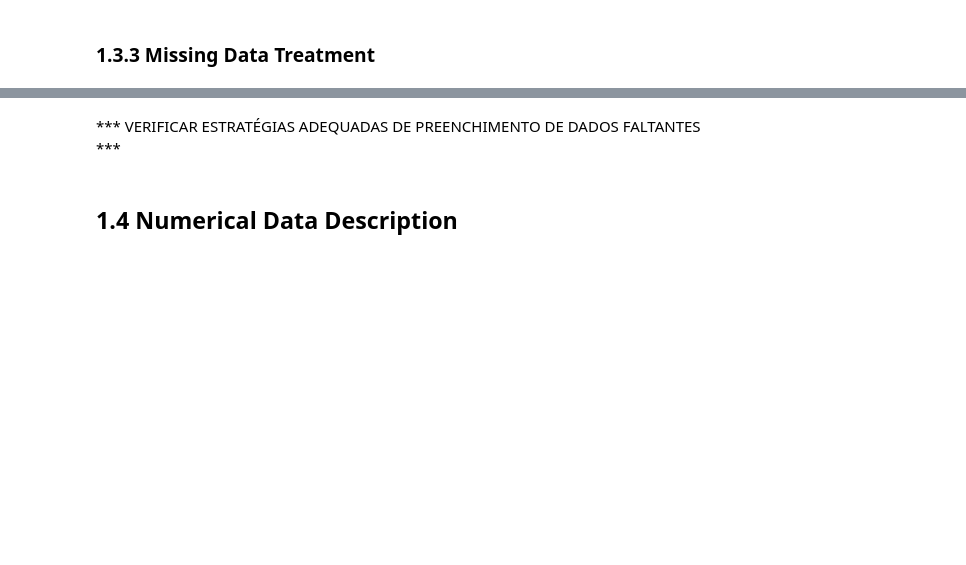
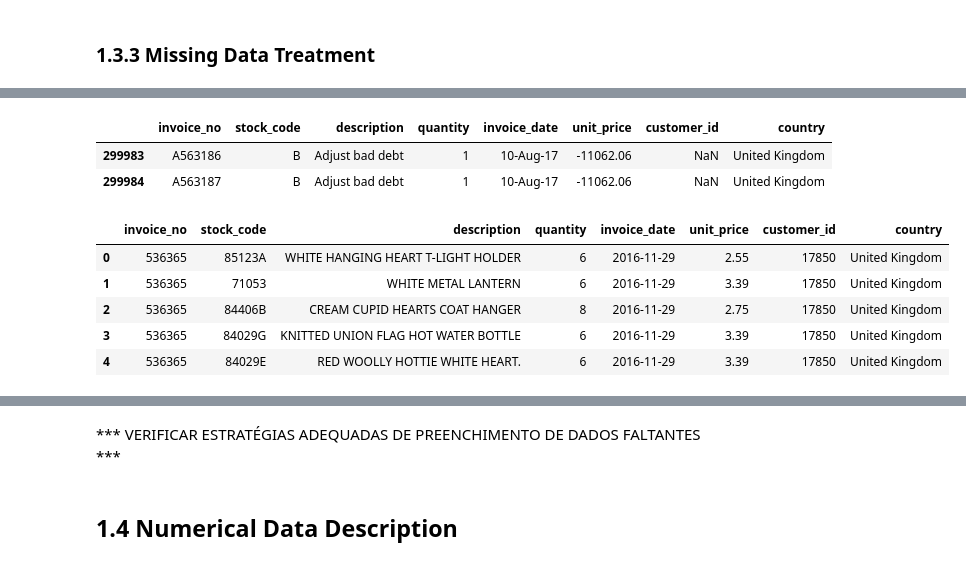
Before and after one commit to AndreMenezesDS/PA005_clustering_fidelity_program, a Jupyter notebook: notebooks/pa005_01.ipynb, the cells around one changed output, grey strips where cells are left out. Drawn from its saved outputs; the diff is of its cells as text; code cells hidden in the pictures; blank space fills up the shorter version.

```diff
--- a/notebooks/pa005_01.ipynb
+++ b/notebooks/pa005_01.ipynb
@@ -107,3 +184,7 @@ df1 = df_raw.copy()
+# %%
+
+df1 = df_raw.copy()
+df1 = df1.drop(columns=['Unnamed: 8'])
 # %%
 print(f'Number of Rows: {df1.shape[0]}')
 print(f'Number of Columns: {df1.shape[1]}')
@@ -116,7 +239,8 @@ df1.info()
 # %%
-cols_old = []
-
+cols_old = ['InvoiceNo', 'StockCode', 'Description', 'Quantity', 'InvoiceDate',
+       'UnitPrice', 'CustomerID', 'Country']
 snakecase = lambda x: inflection.underscore(x)
 cols_new = list(map(snakecase, cols_old))
 
 df1.columns = cols_new
+df1.columns
@@ -130,0 +265,20 @@ df1.isna().sum()
+# %%
+df1[df1['unit_price'] <= -0.1]
+# %% [output]
+|  | invoice_no | stock_code | description | quantity | invoice_date | unit_price | customer_id | country |
+| 299983 | A563186 | B | Adjust bad debt | 1 | 10-Aug-17 | -11062.06 | NaN | United Kingdom |
+| 299984 | A563187 | B | Adjust bad debt | 1 | 10-Aug-17 | -11062.06 | NaN | United Kingdom |
+# %%
+df1 = df1.dropna(subset=['customer_id'])
+df1['customer_id'] = df1['customer_id'].astype(int64)
+
+df1['invoice_date'] = pd.to_datetime(df1['invoice_date'])
+
+df1.head()
+# %% [output]
+|  | invoice_no | stock_code | description | quantity | invoice_date | unit_price | customer_id | country |
+| 0 | 536365 | 85123A | WHITE HANGING HEART T-LIGHT HOLDER | 6 | 2016-11-29 | 2.55 | 17850 | United Kingdom |
+| 1 | 536365 | 71053 | WHITE METAL LANTERN | 6 | 2016-11-29 | 3.39 | 17850 | United Kingdom |
+| 2 | 536365 | 84406B | CREAM CUPID HEARTS COAT HANGER | 8 | 2016-11-29 | 2.75 | 17850 | United Kingdom |
+| 3 | 536365 | 84029G | KNITTED UNION FLAG HOT WATER BOTTLE | 6 | 2016-11-29 | 3.39 | 17850 | United Kingdom |
+| 4 | 536365 | 84029E | RED WOOLLY HOTTIE WHITE HEART. | 6 | 2016-11-29 | 3.39 | 17850 | United Kingdom |
```
Also changed, not shown: parts of 72 cells of this notebook, 8 other files.
